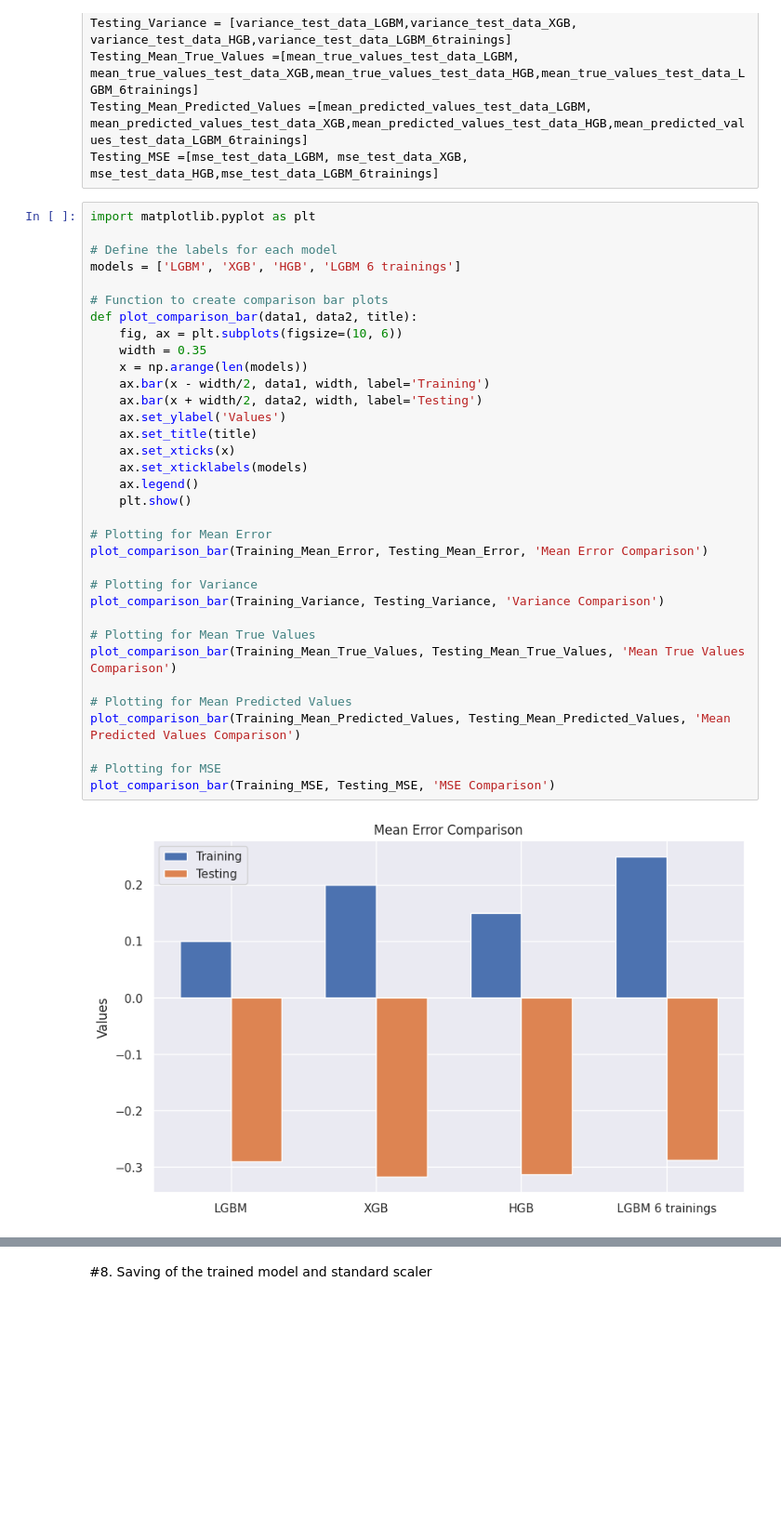
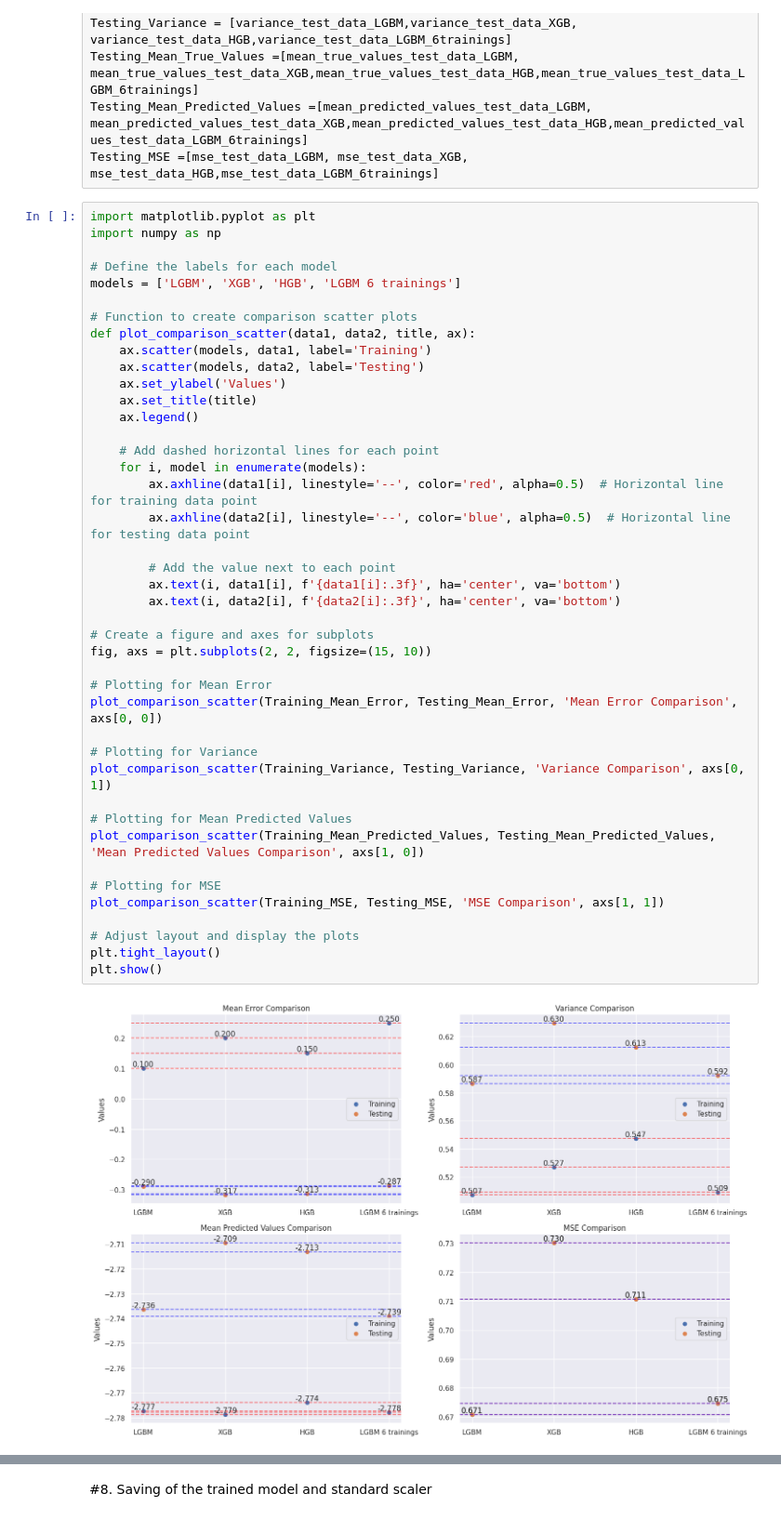
Before and after one commit to LucasCossard/WSPP_Projectppchem, a Jupyter notebook: Notebook_WSP.ipynb, the cells around one changed output, grey strips where cells are left out. Shown at 93% size. Saved outputs shown, nothing was run; the diff lists cells and outputs as text; blank space fills up the shorter version.

```diff
--- a/Notebook_WSP.ipynb
+++ b/Notebook_WSP.ipynb
@@ -1563,37 +1563,45 @@ Testing_Mean_Predicted_Values =[mean_predicted_values_test_data_LGBM, mean_predi
 Testing_MSE =[mse_test_data_LGBM, mse_test_data_XGB, mse_test_data_HGB,mse_test_data_LGBM_6trainings]
 # %%
 import matplotlib.pyplot as plt
+import numpy as np
 
 # Define the labels for each model
 models = ['LGBM', 'XGB', 'HGB', 'LGBM 6 trainings']
 
-# Function to create comparison bar plots
-def plot_comparison_bar(data1, data2, title):
-    fig, ax = plt.subplots(figsize=(10, 6))
-    width = 0.35
-    x = np.arange(len(models))
-    ax.bar(x - width/2, data1, width, label='Training')
-    ax.bar(x + width/2, data2, width, label='Testing')
+# Function to create comparison scatter plots
+def plot_comparison_scatter(data1, data2, title, ax):
+    ax.scatter(models, data1, label='Training')
+    ax.scatter(models, data2, label='Testing')
     ax.set_ylabel('Values')
     ax.set_title(title)
-    ax.set_xticks(x)
-    ax.set_xticklabels(models)
     ax.legend()
-    plt.show()
+
+    # Add dashed horizontal lines for each point
+    for i, model in enumerate(models):
+        ax.axhline(data1[i], linestyle='--', color='red', alpha=0.5)  # Horizontal line for training data point
+        ax.axhline(data2[i], linestyle='--', color='blue', alpha=0.5)  # Horizontal line for testing data point
+
+        # Add the value next to each point
+        ax.text(i, data1[i], f'{data1[i]:.3f}', ha='center', va='bottom')
+        ax.text(i, data2[i], f'{data2[i]:.3f}', ha='center', va='bottom')
+
+# Create a figure and axes for subplots
+fig, axs = plt.subplots(2, 2, figsize=(15, 10))
 
 # Plotting for Mean Error
-plot_comparison_bar(Training_Mean_Error, Testing_Mean_Error, 'Mean Error Comparison')
+plot_comparison_scatter(Training_Mean_Error, Testing_Mean_Error, 'Mean Error Comparison', axs[0, 0])
 
 # Plotting for Variance
-plot_comparison_bar(Training_Variance, Testing_Variance, 'Variance Comparison')
-
-# Plotting for Mean True Values
-plot_comparison_bar(Training_Mean_True_Values, Testing_Mean_True_Values, 'Mean True Values Comparison')
+plot_comparison_scatter(Training_Variance, Testing_Variance, 'Variance Comparison', axs[0, 1])
 
 # Plotting for Mean Predicted Values
-plot_comparison_bar(Training_Mean_Predicted_Values, Testing_Mean_Predicted_Values, 'Mean Predicted Values Comparison')
+plot_comparison_scatter(Training_Mean_Predicted_Values, Testing_Mean_Predicted_Values, 'Mean Predicted Values Comparison', axs[1, 0])
 
 # Plotting for MSE
-plot_comparison_bar(Training_MSE, Testing_MSE, 'MSE Comparison')
+plot_comparison_scatter(Training_MSE, Testing_MSE, 'MSE Comparison', axs[1, 1])
+
+# Adjust layout and display the plots
+plt.tight_layout()
+plt.show()
 # %% [output]
-[figure, old version]
+[figure, new version]
```
Also changed, not shown: parts of 6 cells of this notebook.
